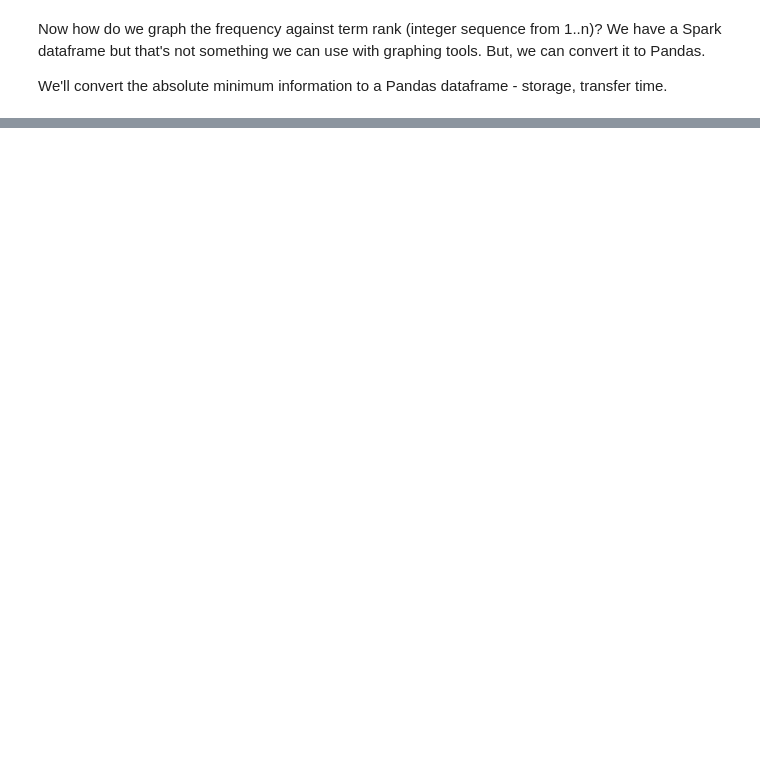
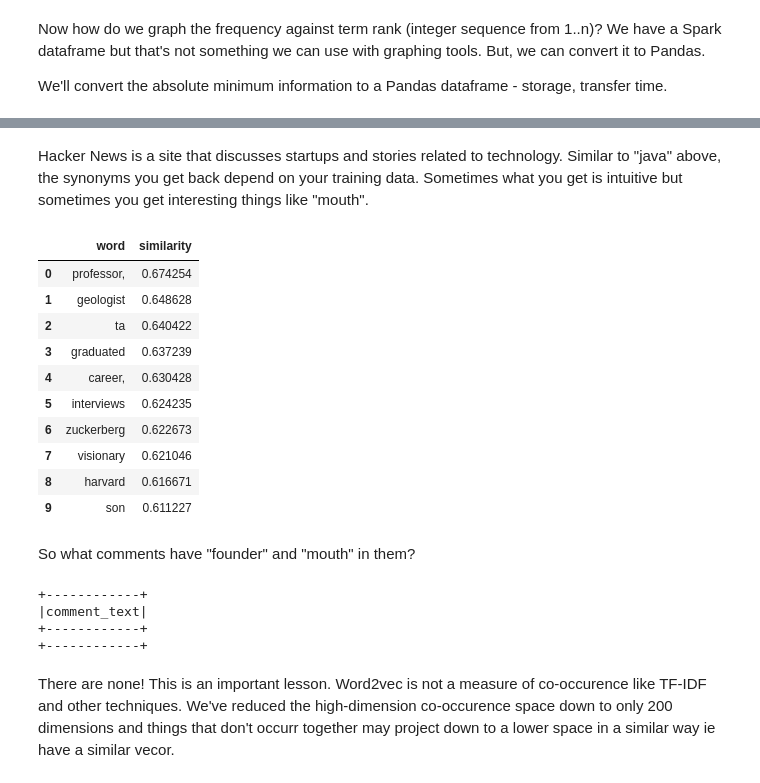
Before and after one commit to dsiufl/Spark-Workshop, a Jupyter notebook: Spark_Workshop_Notebook_Instructor.ipynb, the cells around one changed output, grey strips where cells are left out. Cells and saved outputs as stored; diff of their text form; code cells hidden in the pictures; blank space fills up the shorter version.

```diff
--- a/Spark_Workshop_Notebook_Instructor.ipynb
+++ b/Spark_Workshop_Notebook_Instructor.ipynb
@@ -288,0 +307,33 @@ y = [5, 6, 7]
+# %% [markdown]
+Hacker News is a site that discusses startups and stories related to technology. Similar to "java" above, the synonyms you get back depend on your training data. Sometimes what you get is intuitive but sometimes you get interesting things like "mouth".
+# %%
+w2v_model.findSynonyms('founder', 10).toPandas()
+# %% [output]
+|  | word | similarity |
+| 0 | professor, | 0.674254 |
+| 1 | geologist | 0.648628 |
+| 2 | ta | 0.640422 |
+| 3 | graduated | 0.637239 |
+| 4 | career, | 0.630428 |
+| 5 | interviews | 0.624235 |
+| 6 | zuckerberg | 0.622673 |
+| 7 | visionary | 0.621046 |
+| 8 | harvard | 0.616671 |
+| 9 | son | 0.611227 |
+# %% [markdown]
+So what comments have "founder" and "mouth" in them?
+# %%
+from pyspark.sql.functions import array_contains
+
+comments_tokens\
+    .filter(array_contains(comments_tokens["tokens"], "founder"))\
+    .filter(array_contains(comments_tokens["tokens"], "mouths"))\
+    .select(comments_tokens["comment_text"])\
+    .show(3, truncate=False)
+# %% [output]
++------------+
+|comment_text|
++------------+
++------------+
+# %% [markdown]
+There are none! This is an important lesson. Word2vec is not a measure of co-occurence like TF-IDF and other techniques. We've reduced the high-dimension co-occurence space down to only 200 dimensions and things that don't occurr together may project down to a lower space in a similar way ie have a similar vecor.
```
Also changed, not shown: parts of 25 cells of this notebook.
